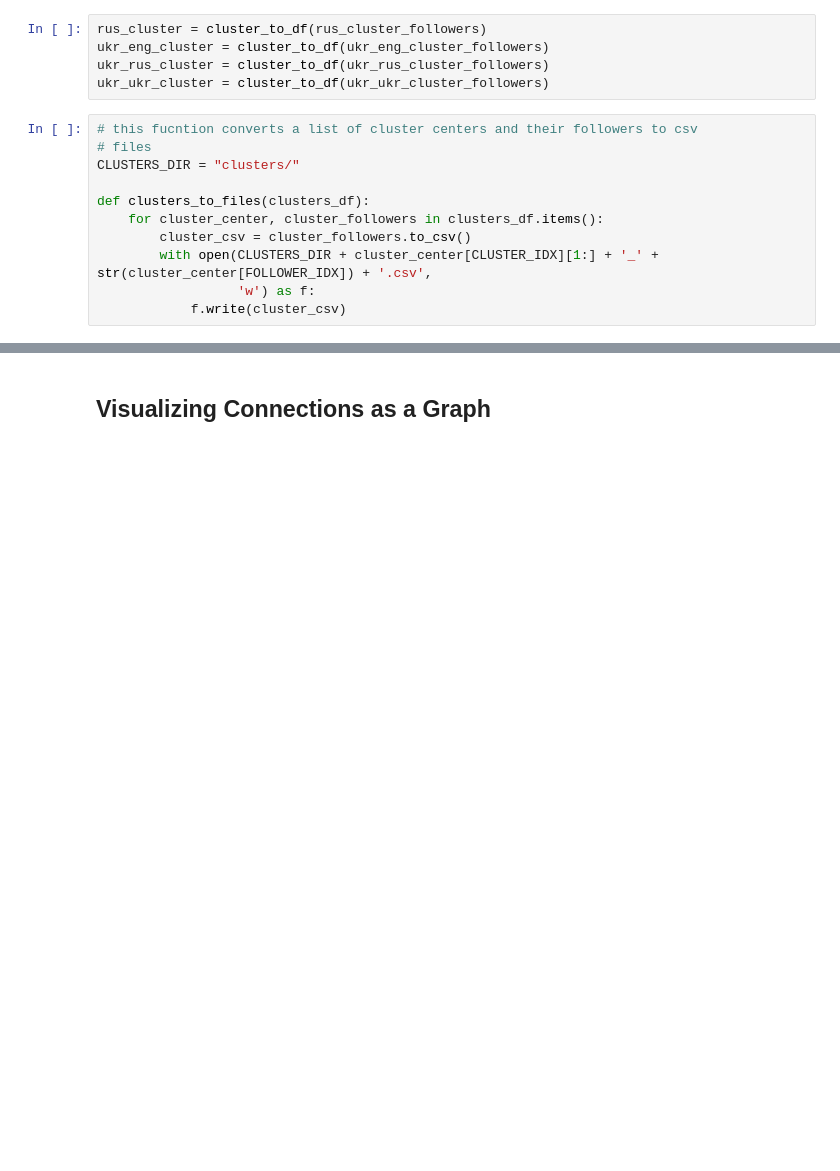
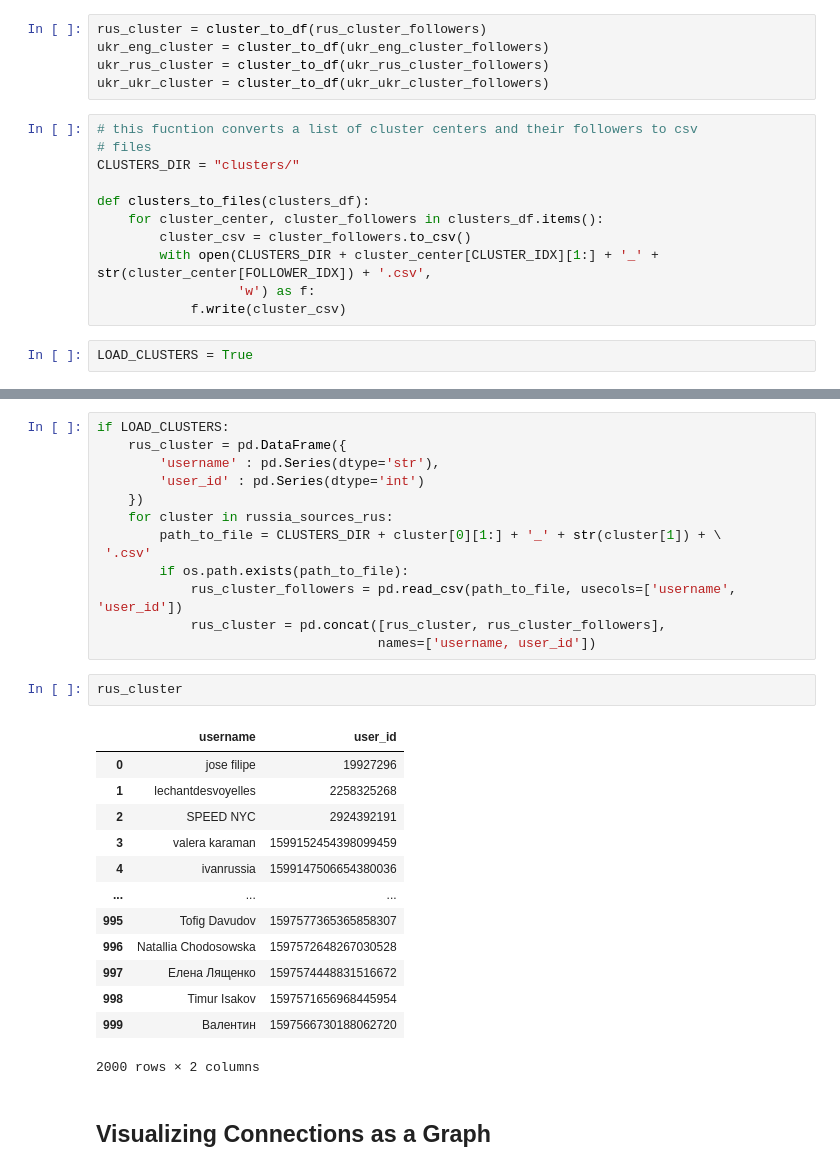
Before and after one commit to Denisfench/confirmation-bias-vis, a Jupyter notebook: confirmation_bias_vis.ipynb, the cells around one changed output, grey strips where cells are left out. Cells and saved outputs as stored; diff of their text form; blank space fills up the shorter version.

Commit message:
adding csv followers read code for rus

```diff
--- a/confirmation_bias_vis.ipynb
+++ b/confirmation_bias_vis.ipynb
@@ -285,4 +292,6 @@ def clusters_to_files(clusters_df):
         with open(CLUSTERS_DIR + cluster_center[CLUSTER_IDX][1:] + '_' + str(cluster_center[FOLLOWER_IDX]) + '.csv',
                   'w') as f:
             f.write(cluster_csv)
+# %%
+LOAD_CLUSTERS = True
 # %%
@@ -291,3 +313,32 @@ clusters_to_files(ukr_eng_cluster)
+# %%
+if LOAD_CLUSTERS:
+    rus_cluster = pd.DataFrame({
+        'username' : pd.Series(dtype='str'),
+        'user_id' : pd.Series(dtype='int')
+    })
+    for cluster in russia_sources_rus:
+        path_to_file = CLUSTERS_DIR + cluster[0][1:] + '_' + str(cluster[1]) + \
+ '.csv'
+        if os.path.exists(path_to_file):
+            rus_cluster_followers = pd.read_csv(path_to_file, usecols=['username', 'user_id'])
+            rus_cluster = pd.concat([rus_cluster, rus_cluster_followers],
+                                    names=['username, user_id'])
+# %%
+rus_cluster
+# %% [output]
+|  | username | user_id |
+| 0 | jose filipe | 19927296 |
+| 1 | lechantdesvoyelles | 2258325268 |
+| 2 | SPEED NYC | 2924392191 |
+| 3 | valera karaman | 1599152454398099459 |
+| 4 | ivanrussia | 1599147506654380036 |
+| ... | ... | ... |
+| 995 | Tofig Davudov | 1597577365365858307 |
+| 996 | Natallia Chodosowska | 1597572648267030528 |
+| 997 | Елена Лященко | 1597574448831516672 |
+| 998 | Timur Isakov | 1597571656968445954 |
+| 999 | Валентин | 1597566730188062720 |
+2000 rows × 2 columns
 # %% [markdown]
 <h2>Visualizing Connections as a Graph</h2>
 # %%
```
Also changed, not shown: parts of 12 cells of this notebook.
